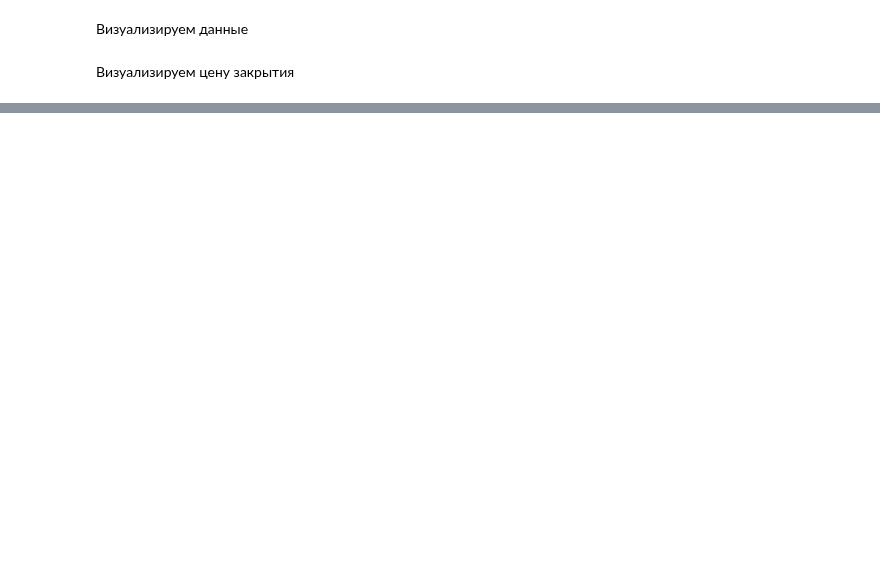
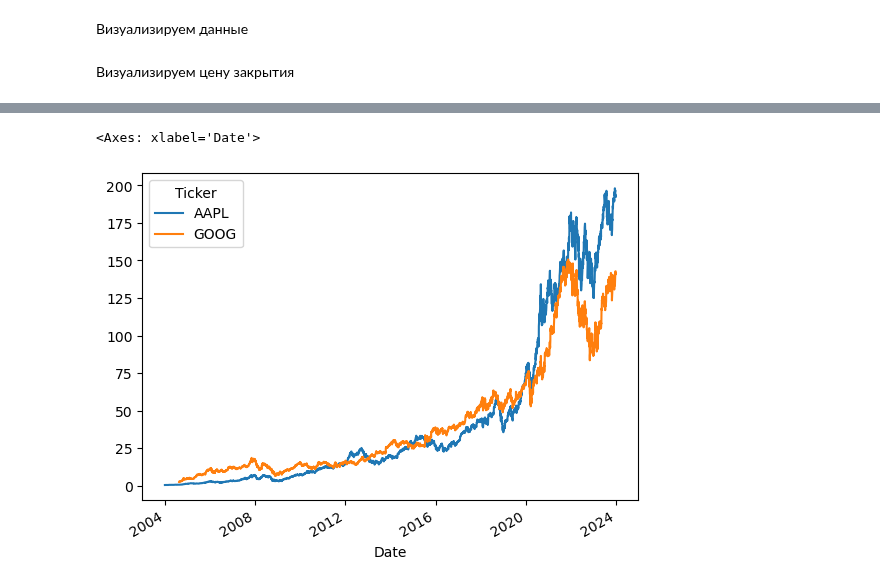
Before and after one commit to artamonoff/econometrica, a Jupyter notebook: time-series-analysis/jupyter-notebooks/import-from-yahoofin.ipynb, the cells around one changed output, grey strips where cells are left out. Saved outputs shown, nothing was run; the diff lists cells and outputs as text; code cells hidden in the pictures; blank space fills up the shorter version.

```diff
--- a/time-series-analysis/jupyter-notebooks/import-from-yahoofin.ipynb
+++ b/time-series-analysis/jupyter-notebooks/import-from-yahoofin.ipynb
@@ -25,0 +100,5 @@ apple['Close'].plot(title='Closing price')
+# %%
+shares['Close'].plot()
+# %% [output]
+<Axes: xlabel='Date'>
+[figure, added]
```
Also changed, not shown: parts of 7 cells of this notebook.
